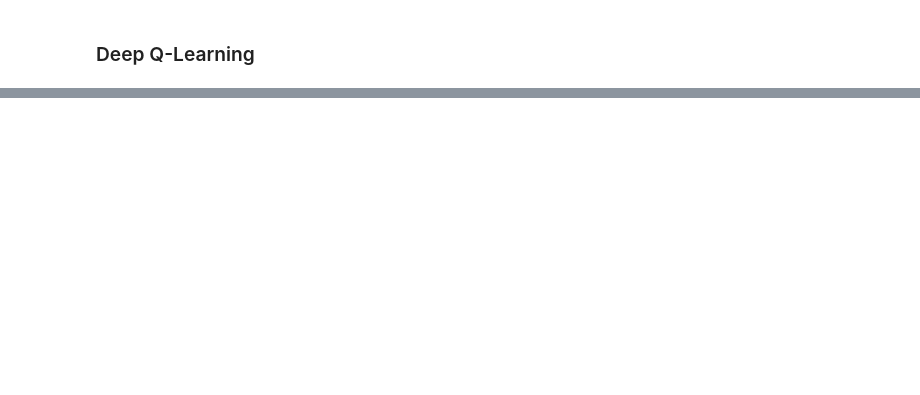
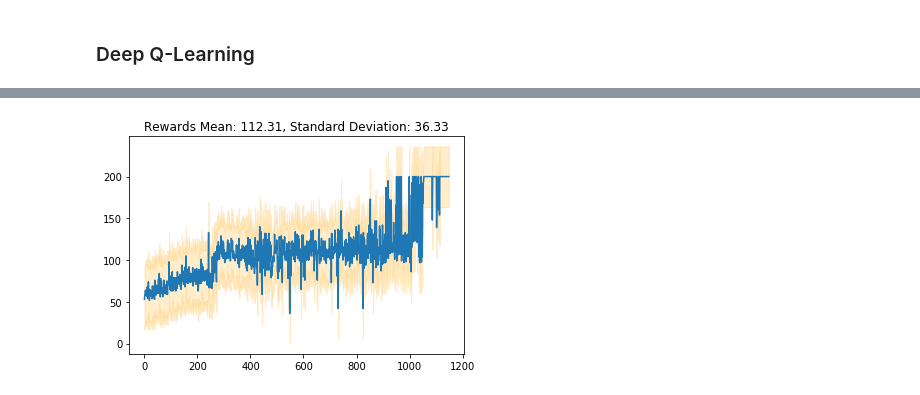
Before and after one commit to vruvora/reinforcement-learning-kdd, a Jupyter notebook: lesson-2-introduction-to-q-learning/q-learning-hands-on-solutions.ipynb, the cells around one changed output, grey strips where cells are left out. Cells and saved outputs as stored; diff of their text form; code cells hidden in the pictures; blank space fills up the shorter version.

```diff
--- a/lesson-2-introduction-to-q-learning/q-learning-hands-on-solutions.ipynb
+++ b/lesson-2-introduction-to-q-learning/q-learning-hands-on-solutions.ipynb
@@ -59,0 +105,2 @@ async_qiteration = AsynchrnousQIteration(env)
+# %%
+env = gym.make('CartPole-v0')
@@ -59,0 +141,13 @@ async_qiteration = AsynchrnousQIteration(env)
+# %%
+def generate_epsilon(step):
+    eps_threshold = EPS_END + (EPS_START - EPS_END) * math.exp(-step / EPS_DECAY)
+    return eps_threshold
+
+def eps_greedy(env, state, q_function, step):
+    state = Variable(torch.from_numpy(state.astype(np.float32)), volatile=True)
+    eps = generate_epsilon(step)
+    if rng.random() < eps:
+        action = env.action_space.sample()
+    else:
+        action = int(q_function(state).data.max(0)[1])
+    return action
@@ -59,0 +196,5 @@ async_qiteration = AsynchrnousQIteration(env)
+# %%
+step = 0
+buffer = ExperienceReplay(BUFFER_SIZE)
+q = Model(env)
+qtarget = deepcopy(q)
@@ -59,0 +254,23 @@ async_qiteration = AsynchrnousQIteration(env)
+# %%
+rewards = np.array(episode_rewards)
+rewards_mean = np.mean(rewards)
+rewards_std = np.std(rewards)
+
+
+plt.plot(episode_rewards)
+plt.fill_between(
+    range(len(rewards)),
+    rewards-rewards_std,
+    rewards+rewards_std,
+    color='orange',
+    alpha=0.2
+)
+plt.title(
+    'Rewards Mean: {:.2f}, Standard Deviation: {:.2f}'.format(
+        rewards_mean,
+        rewards_std
+    )
+)
+plt.show()
+# %% [output]
+[figure, added]
```
Also changed, not shown: parts of 27 cells of this notebook, 1 other file.
